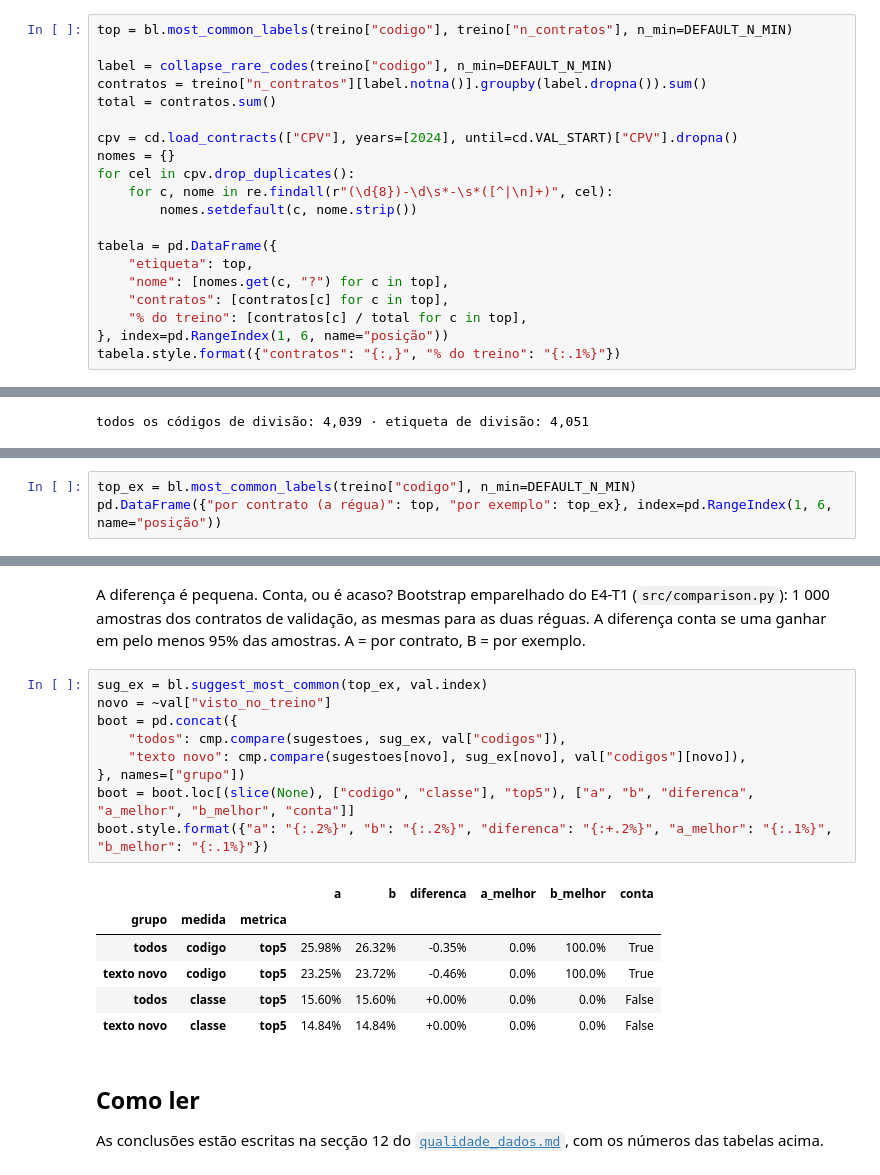
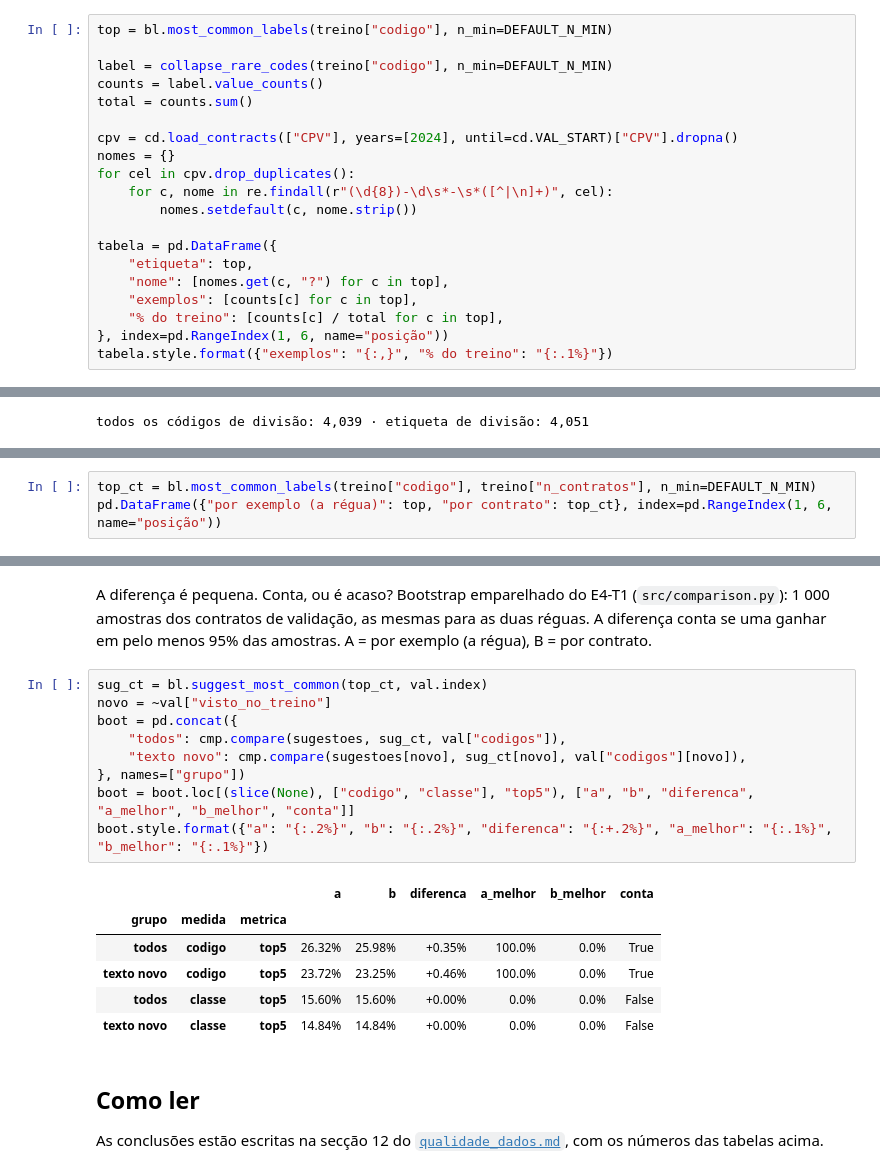
Before and after one commit to ricardoo022/cpv-portal-base, a Jupyter notebook: notebooks/03_regua.ipynb, the cells around one changed output, grey strips where cells are left out. Cells and saved outputs as stored; diff of their text form.

```diff
--- a/notebooks/03_regua.ipynb
+++ b/notebooks/03_regua.ipynb
@@ -36,11 +36,11 @@ treino: 478,384 exemplos · validação: 23,945 contratos · N = 10
 
 O nome de cada código vem da coluna `CPV` de um ficheiro bruto (2024), só para se ler a tabela. Só se leem contratos publicados antes da validação, para não espreitar o período de teste.
 # %%
-top = bl.most_common_labels(treino["codigo"], treino["n_contratos"], n_min=DEFAULT_N_MIN)
+top = bl.most_common_labels(treino["codigo"], n_min=DEFAULT_N_MIN)
 
 label = collapse_rare_codes(treino["codigo"], n_min=DEFAULT_N_MIN)
-contratos = treino["n_contratos"][label.notna()].groupby(label.dropna()).sum()
-total = contratos.sum()
+counts = label.value_counts()
+total = counts.sum()
 
 cpv = cd.load_contracts(["CPV"], years=[2024], until=cd.VAL_START)["CPV"].dropna()
 nomes = {}
@@ -51,8 +51,8 @@ for cel in cpv.drop_duplicates():
 tabela = pd.DataFrame({
     "etiqueta": top,
     "nome": [nomes.get(c, "?") for c in top],
-    "contratos": [contratos[c] for c in top],
-    "% do treino": [contratos[c] / total for c in top],
+    "exemplos": [counts[c] for c in top],
+    "% do treino": [counts[c] / total for c in top],
 }, index=pd.RangeIndex(1, 6, name="posição"))
-tabela.style.format({"contratos": "{:,}", "% do treino": "{:.1%}"})
+tabela.style.format({"exemplos": "{:,}", "% do treino": "{:.1%}"})
 # %% [output]
@@ -165,4 +165,4 @@ O treino tem um exemplo por texto (decisão 6), e o `n_contratos` diz quantos co
 # %%
-top_ex = bl.most_common_labels(treino["codigo"], n_min=DEFAULT_N_MIN)
-pd.DataFrame({"por contrato (a régua)": top, "por exemplo": top_ex}, index=pd.RangeIndex(1, 6, name="posição"))
+top_ct = bl.most_common_labels(treino["codigo"], treino["n_contratos"], n_min=DEFAULT_N_MIN)
+pd.DataFrame({"por exemplo (a régua)": top, "por contrato": top_ct}, index=pd.RangeIndex(1, 6, name="posição"))
 # %% [output]
@@ -186,20 +186,20 @@ lado.loc[(slice(None), ["codigo", "classe"]), :].style.format("{:.1%}")
 |  | classe | 14.8% | 14.8% |
 # %% [markdown]
-A diferença é pequena. Conta, ou é acaso? Bootstrap emparelhado do E4-T1 (`src/comparison.py`): 1 000 amostras dos contratos de validação, as mesmas para as duas réguas. A diferença conta se uma ganhar em pelo menos 95% das amostras. A = por contrato, B = por exemplo.
+A diferença é pequena. Conta, ou é acaso? Bootstrap emparelhado do E4-T1 (`src/comparison.py`): 1 000 amostras dos contratos de validação, as mesmas para as duas réguas. A diferença conta se uma ganhar em pelo menos 95% das amostras. A = por exemplo (a régua), B = por contrato.
 # %%
-sug_ex = bl.suggest_most_common(top_ex, val.index)
+sug_ct = bl.suggest_most_common(top_ct, val.index)
 novo = ~val["visto_no_treino"]
 boot = pd.concat({
-    "todos": cmp.compare(sugestoes, sug_ex, val["codigos"]),
-    "texto novo": cmp.compare(sugestoes[novo], sug_ex[novo], val["codigos"][novo]),
+    "todos": cmp.compare(sugestoes, sug_ct, val["codigos"]),
+    "texto novo": cmp.compare(sugestoes[novo], sug_ct[novo], val["codigos"][novo]),
 }, names=["grupo"])
 boot = boot.loc[(slice(None), ["codigo", "classe"], "top5"), ["a", "b", "diferenca", "a_melhor", "b_melhor", "conta"]]
 boot.style.format({"a": "{:.2%}", "b": "{:.2%}", "diferenca": "{:+.2%}", "a_melhor": "{:.1%}", "b_melhor": "{:.1%}"})
 # %% [output]
 |  |  |  | a | b | diferenca | a_melhor | b_melhor | conta |
 | grupo | medida | metrica |  |  |  |  |  |  |
-| todos | codigo | top5 | 25.98% | 26.32% | -0.35% | 0.0% | 100.0% | True |
-| texto novo | codigo | top5 | 23.25% | 23.72% | -0.46% | 0.0% | 100.0% | True |
+| todos | codigo | top5 | 26.32% | 25.98% | +0.35% | 100.0% | 0.0% | True |
+| texto novo | codigo | top5 | 23.72% | 23.25% | +0.46% | 100.0% | 0.0% | True |
 | todos | classe | top5 | 15.60% | 15.60% | +0.00% | 0.0% | 0.0% | False |
 | texto novo | classe | top5 | 14.84% | 14.84% | +0.00% | 0.0% | 0.0% | False |
 # %% [markdown]
```
Also changed, not shown: parts of 12 cells of this notebook, 8 other files.
